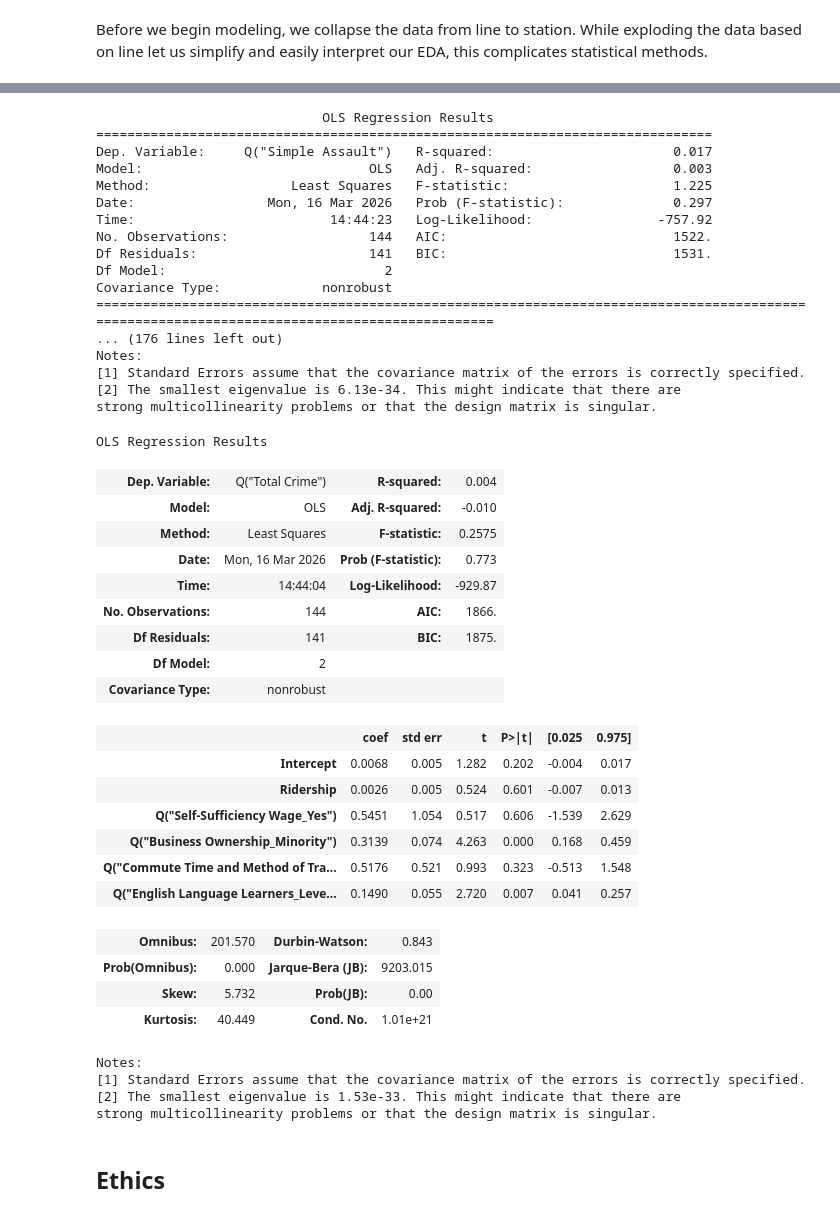
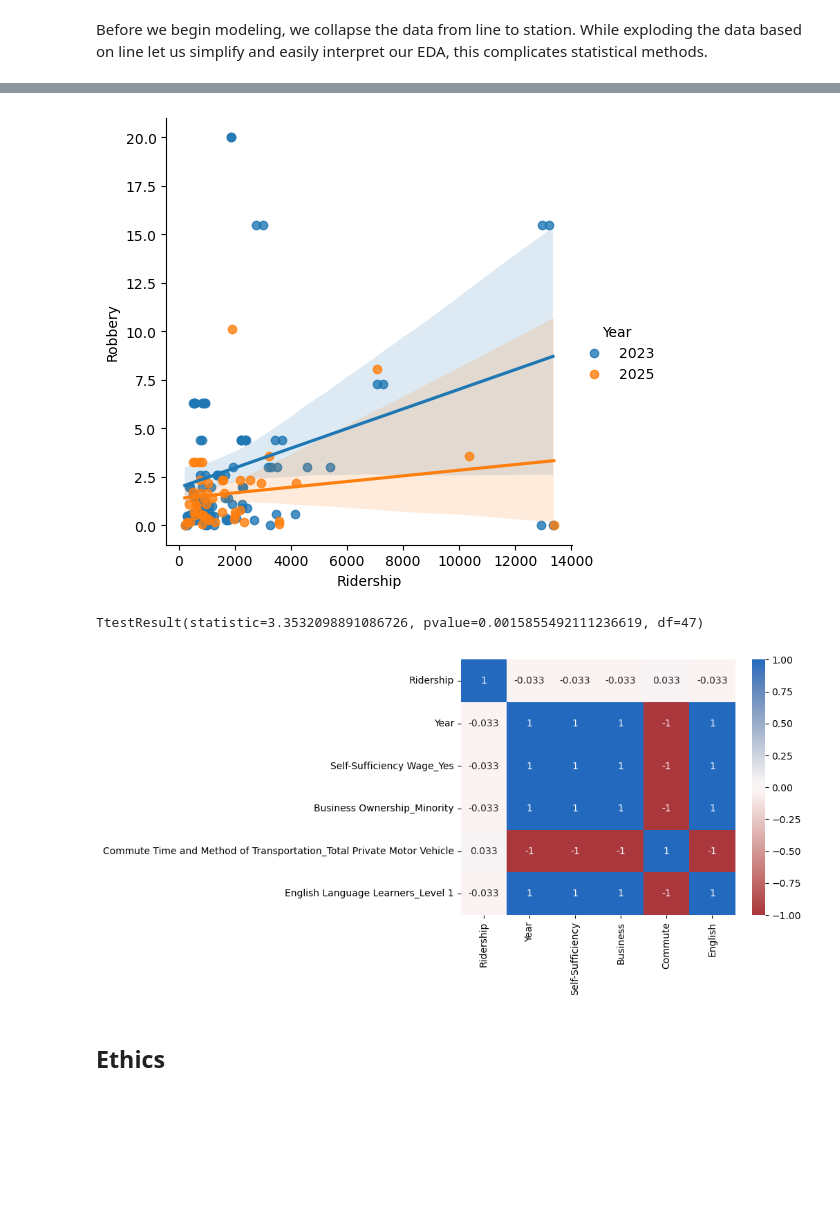
Before and after one commit to COGS108/Group022_WI26, a Jupyter notebook: 03-FinalProject.ipynb, the cells around one changed output, grey strips where cells are left out. Drawn from its saved outputs; the diff is of its cells as text; code cells hidden in the pictures; blank space fills up the shorter version.

```diff
--- a/03-FinalProject.ipynb
+++ b/03-FinalProject.ipynb
@@ -606,55 +629,20 @@ pd.DataFrame(results)
+# %%
+sns.lmplot(df, x='Ridership', y='Robbery', hue='Year');
+# %% [output]
+[figure, added]
+# %%
+annual_robbery_rate = df.groupby(['Year', 'Station'])['Robbery'].mean().reset_index()
+annual_robbery_df = annual_robbery_rate.pivot(index='Station', columns='Year', values='Robbery').dropna()
+ttest_robb = stats.ttest_rel(annual_robbery_df[2023], annual_robbery_df[2025])
+print(ttest_robb)
+# %% [output]
+TtestResult(statistic=3.3532098891086726, pvalue=0.0015855492111236619, df=47)
 # %%
-results = []
-for crime in crime_cols:
-    model = smf.ols(f'Q("{crime}") ~ Ridership + C(Year) + Q("Self-Sufficiency Wage_Yes") + Q("Business Ownership_Minority") + Q("Commute Time and Method of Transportation_Total Private Motor Vehicle") + Q("English Language Learners_Level 1")', data=df).fit()
-    print(model.summary())
+feat = ['Ridership', 'Year', 'Self-Sufficiency Wage_Yes', 'Business Ownership_Minority', 'Commute Time and Method of Transportation_Total Private Motor Vehicle', 'English Language Learners_Level 1']
+adj_labels = [f.split()[0] for f in feat]
+sns.heatmap(df[feat].corr(), annot=True, cmap='vlag_r', vmin=-1.0, vmax=1.0, xticklabels=adj_labels);
 # %% [output]
-                             OLS Regression Results
-===============================================================================
-Dep. Variable:     Q("Simple Assault")   R-squared:                       0.017
-Model:                             OLS   Adj. R-squared:                  0.003
-Method:                  Least Squares   F-statistic:                     1.225
-Date:                 Mon, 16 Mar 2026   Prob (F-statistic):              0.297
-Time:                         14:44:23   Log-Likelihood:                -757.92
-No. Observations:                  144   AIC:                             1522.
-Df Residuals:                      141   BIC:                             1531.
-Df Model:                            2
-Covariance Type:             nonrobust
-==============================================================================================================================================
-... (176 lines left out)
-Notes:
-[1] Standard Errors assume that the covariance matrix of the errors is correctly specified.
-[2] The smallest eigenvalue is 6.13e-34. This might indicate that there are
-strong multicollinearity problems or that the design matrix is singular.
+[figure, added]
-# %%
-model = smf.ols('Q("Total Crime") ~ Ridership + Q("Self-Sufficiency Wage_Yes") + Q("Business Ownership_Minority") + Q("Commute Time and Method of Transportation_Total Private Motor Vehicle") + Q("English Language Learners_Level 1")', data=df).fit()
-model.summary()
-# %% [output]
-OLS Regression Results
-| Dep. Variable: | Q("Total Crime") | R-squared: | 0.004 |
-| Model: | OLS | Adj. R-squared: | -0.010 |
-| Method: | Least Squares | F-statistic: | 0.2575 |
-| Date: | Mon, 16 Mar 2026 | Prob (F-statistic): | 0.773 |
-| Time: | 14:44:04 | Log-Likelihood: | -929.87 |
-| No. Observations: | 144 | AIC: | 1866. |
-| Df Residuals: | 141 | BIC: | 1875. |
-| Df Model: | 2 |  |  |
-| Covariance Type: | nonrobust |  |  |
-|  | coef | std err | t | P>|t| | [0.025 | 0.975] |
-| Intercept | 0.0068 | 0.005 | 1.282 | 0.202 | -0.004 | 0.017 |
-| Ridership | 0.0026 | 0.005 | 0.524 | 0.601 | -0.007 | 0.013 |
-| Q("Self-Sufficiency Wage_Yes") | 0.5451 | 1.054 | 0.517 | 0.606 | -1.539 | 2.629 |
-| Q("Business Ownership_Minority") | 0.3139 | 0.074 | 4.263 | 0.000 | 0.168 | 0.459 |
-| Q("Commute Time and Method of Tra... | 0.5176 | 0.521 | 0.993 | 0.323 | -0.513 | 1.548 |
-| Q("English Language Learners_Leve... | 0.1490 | 0.055 | 2.720 | 0.007 | 0.041 | 0.257 |
-| Omnibus: | 201.570 | Durbin-Watson: | 0.843 |
-| Prob(Omnibus): | 0.000 | Jarque-Bera (JB): | 9203.015 |
-| Skew: | 5.732 | Prob(JB): | 0.00 |
-| Kurtosis: | 40.449 | Cond. No. | 1.01e+21 |
-Notes:
-[1] Standard Errors assume that the covariance matrix of the errors is correctly specified.
-[2] The smallest eigenvalue is 1.53e-33. This might indicate that there are
-strong multicollinearity problems or that the design matrix is singular.
 # %% [markdown]
 ## Ethics
 # %% [markdown]
```
Also changed, not shown: parts of 11 cells of this notebook.
